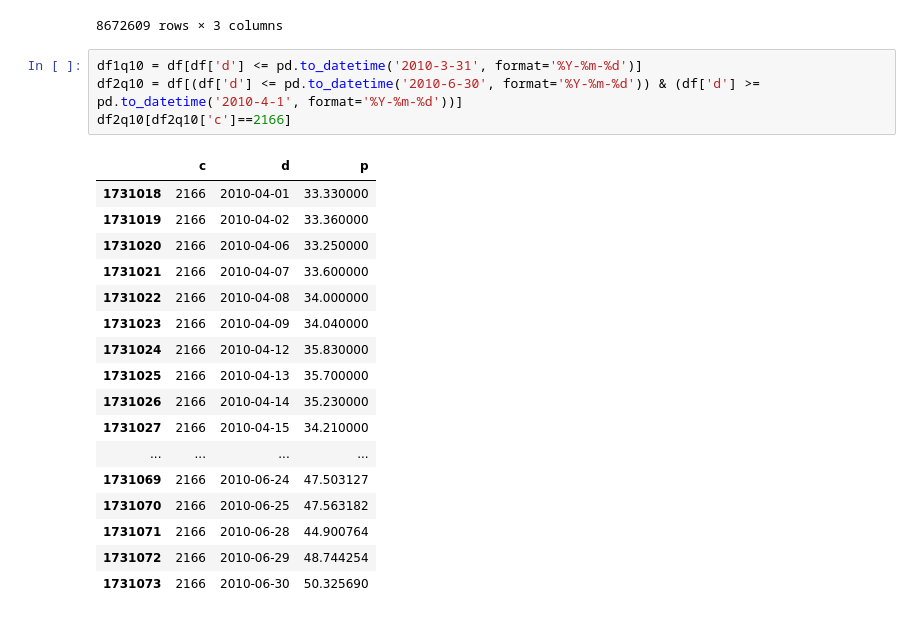
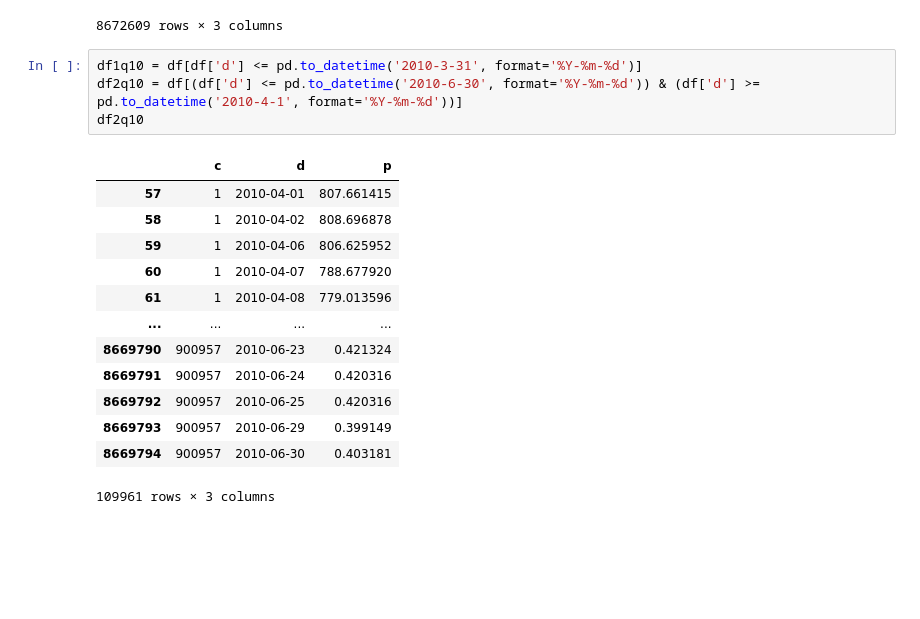
Before and after one commit to tanyanbo/academicwriting, a Jupyter notebook: academicwriting.ipynb, the cells around one changed output. Cells and saved outputs as stored; diff of their text form; blank space fills up the shorter version.

```diff
--- a/academicwriting.ipynb
+++ b/academicwriting.ipynb
@@ -69,22 +69,18 @@ See the caveats in the documentation: https://pandas.pydata.org/pandas-docs/stab
 # %%
 df1q10 = df[df['d'] <= pd.to_datetime('2010-3-31', format='%Y-%m-%d')]
 df2q10 = df[(df['d'] <= pd.to_datetime('2010-6-30', format='%Y-%m-%d')) & (df['d'] >= pd.to_datetime('2010-4-1', format='%Y-%m-%d'))]
-df2q10[df2q10['c']==2166]
+df2q10
 # %% [output]
 |  | c | d | p |
-| 1731018 | 2166 | 2010-04-01 | 33.330000 |
-| 1731019 | 2166 | 2010-04-02 | 33.360000 |
-| 1731020 | 2166 | 2010-04-06 | 33.250000 |
-| 1731021 | 2166 | 2010-04-07 | 33.600000 |
-| 1731022 | 2166 | 2010-04-08 | 34.000000 |
-| 1731023 | 2166 | 2010-04-09 | 34.040000 |
-| 1731024 | 2166 | 2010-04-12 | 35.830000 |
-| 1731025 | 2166 | 2010-04-13 | 35.700000 |
-| 1731026 | 2166 | 2010-04-14 | 35.230000 |
-| 1731027 | 2166 | 2010-04-15 | 34.210000 |
+| 57 | 1 | 2010-04-01 | 807.661415 |
+| 58 | 1 | 2010-04-02 | 808.696878 |
+| 59 | 1 | 2010-04-06 | 806.625952 |
+| 60 | 1 | 2010-04-07 | 788.677920 |
+| 61 | 1 | 2010-04-08 | 779.013596 |
 | ... | ... | ... | ... |
-| 1731069 | 2166 | 2010-06-24 | 47.503127 |
-| 1731070 | 2166 | 2010-06-25 | 47.563182 |
-| 1731071 | 2166 | 2010-06-28 | 44.900764 |
-| 1731072 | 2166 | 2010-06-29 | 48.744254 |
-| 1731073 | 2166 | 2010-06-30 | 50.325690 |
+| 8669790 | 900957 | 2010-06-23 | 0.421324 |
+| 8669791 | 900957 | 2010-06-24 | 0.420316 |
+| 8669792 | 900957 | 2010-06-25 | 0.420316 |
+| 8669793 | 900957 | 2010-06-29 | 0.399149 |
+| 8669794 | 900957 | 2010-06-30 | 0.403181 |
+109961 rows × 3 columns
```
Also changed, not shown: parts of 12 cells of this notebook.
